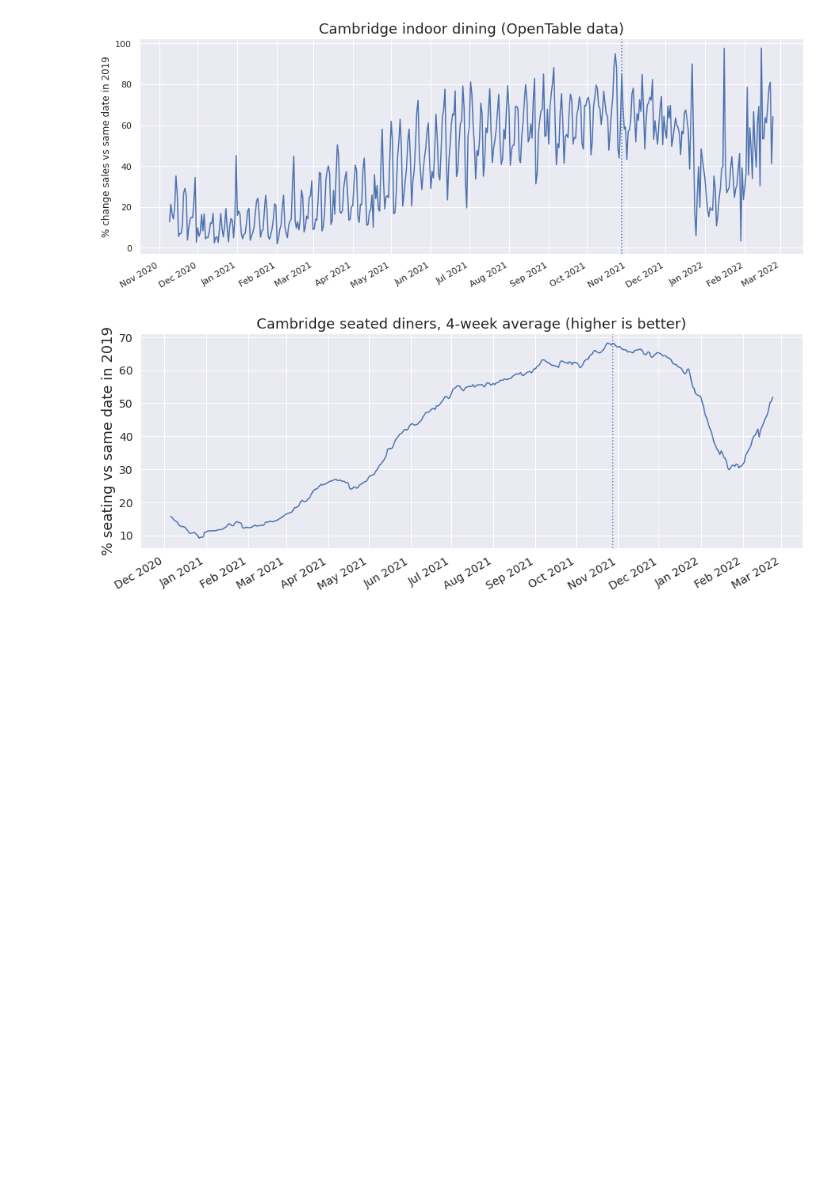
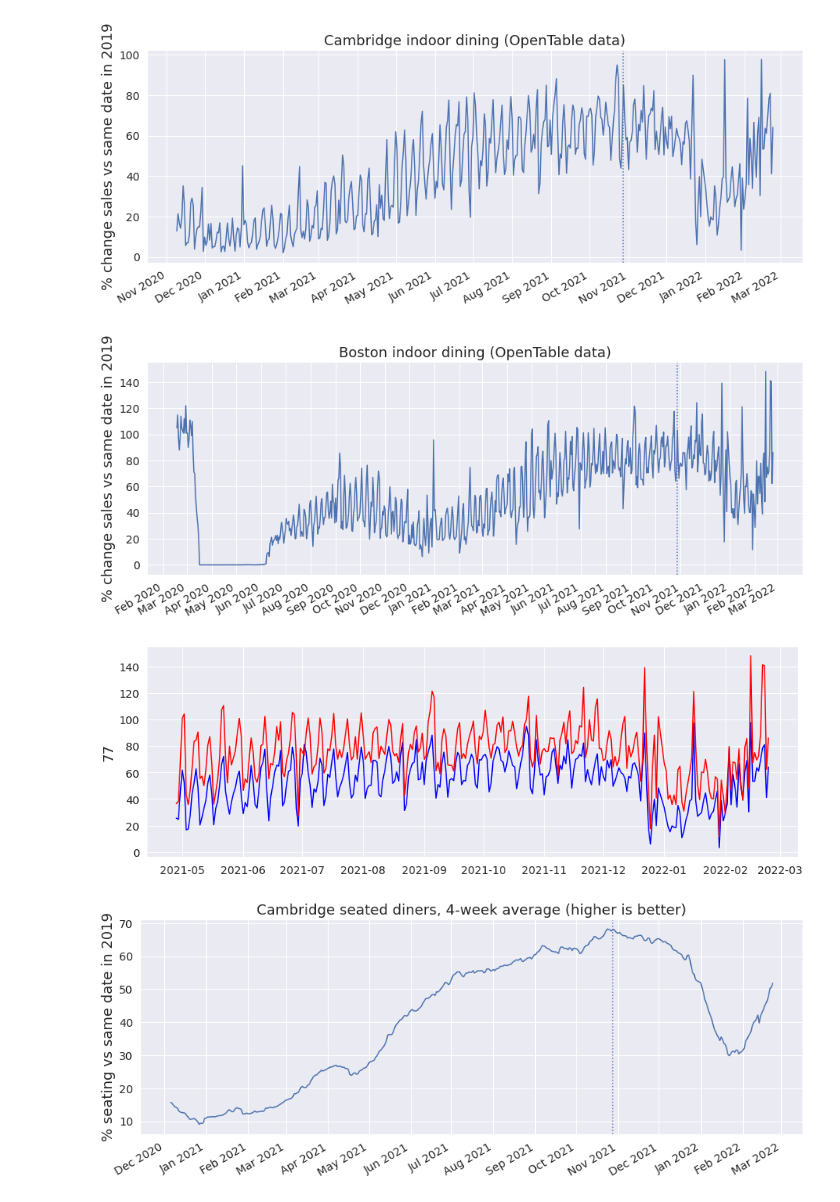
Before and after one commit to itamarst/cambridge-dining, a Jupyter notebook: dining-cambridge.ipynb, the cells around one changed output. Cells and saved outputs as stored; diff of their text form; code cells hidden in the pictures; blank space fills up the shorter version.

```diff
--- a/dining-cambridge.ipynb
+++ b/dining-cambridge.ipynb
@@ -13,11 +14,18 @@ plt.rc('ytick', labelsize=FONT_SIZE - 4)
 # %%
 raw_data = pd.read_csv("2020-2022vs2019_Seated_Diner_Data.csv").transpose()
 display(raw_data[77].head())
-cambridge = raw_data[77].dropna().iloc[1:]
-cambridge.index = pd.to_datetime(cambridge.index)
-# Convert to float, % sales instead of % sales decline
-cambridge = cambridge.apply(lambda per: float(per[:-1]) + 100)
-cambridge
+display(raw_data[74].head())
+
+def load_city(column):
+    city = raw_data[column].dropna().iloc[1:]
+    city.index = pd.to_datetime(city.index)
+    # Convert to float, % sales instead of % sales decline
+    return city.apply(lambda per: float(per[:-1]) + 100)
+
+cambridge = load_city(77)
+display(cambridge)
+boston = load_city(74)
+display(boston)
 # %% [output]
 Unnamed: 0    Cambridge (US)
 2020/2/18                NaN
@@ -51,8 +77,15 @@ def plot_series(data, title, ylabel):
     plt.show()
 # %%
 plot_series(cambridge, "Cambridge indoor dining (OpenTable data)", ylabel="% change sales vs same date in 2019")
+plot_series(boston, "Boston indoor dining (OpenTable data)", ylabel="% change sales vs same date in 2019")
+plt.figure(figsize=(15,5))
+sns.lineplot(data=cambridge.iloc[-300:], color="blue")
+sns.lineplot(data=boston.iloc[-300:], color="red")
+plt.show()
 # %% [output]
-[figure, old version]
+[figure, new version]
+[figure, added]
+[figure, added]
 # %%
 cambridge_28dayaverage = cambridge.rolling(window=28).mean()
 plot_series(cambridge_28dayaverage, "Cambridge seated diners, 4-week average (higher is better)", ylabel="% seating vs same date in 2019")
```
Also changed, not shown: parts of 4 cells of this notebook.
